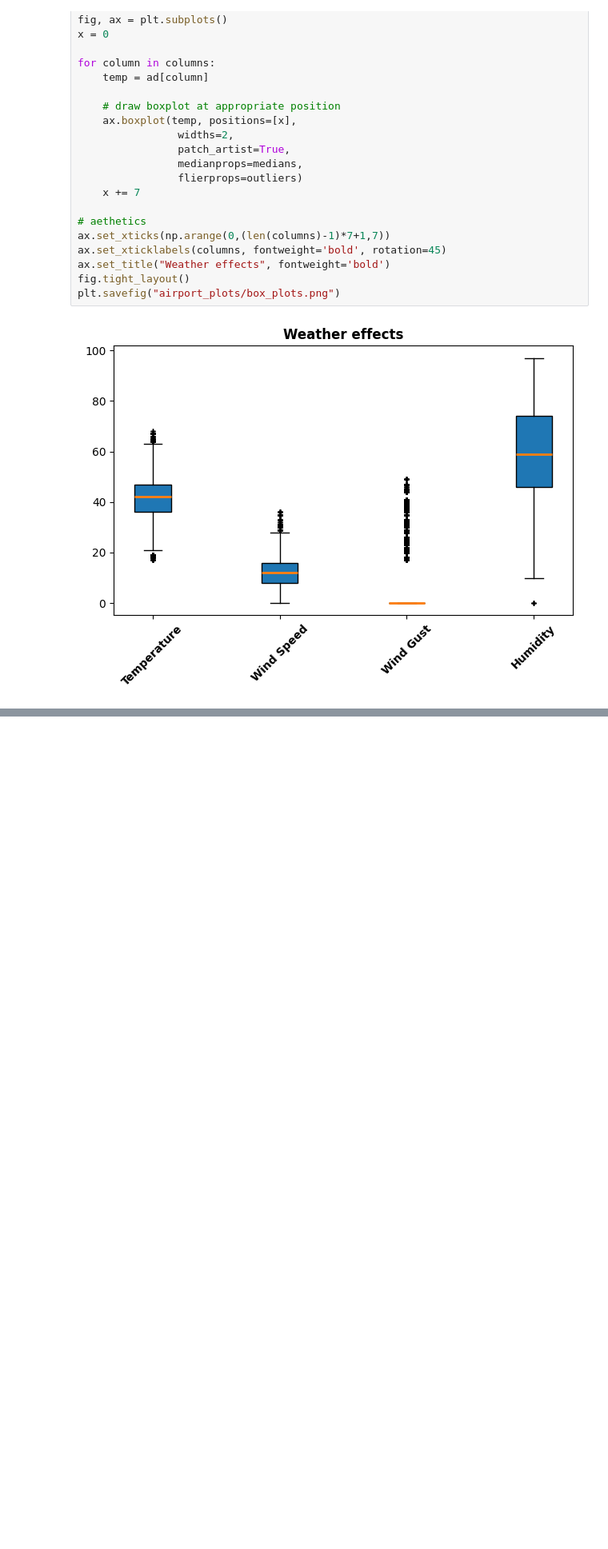
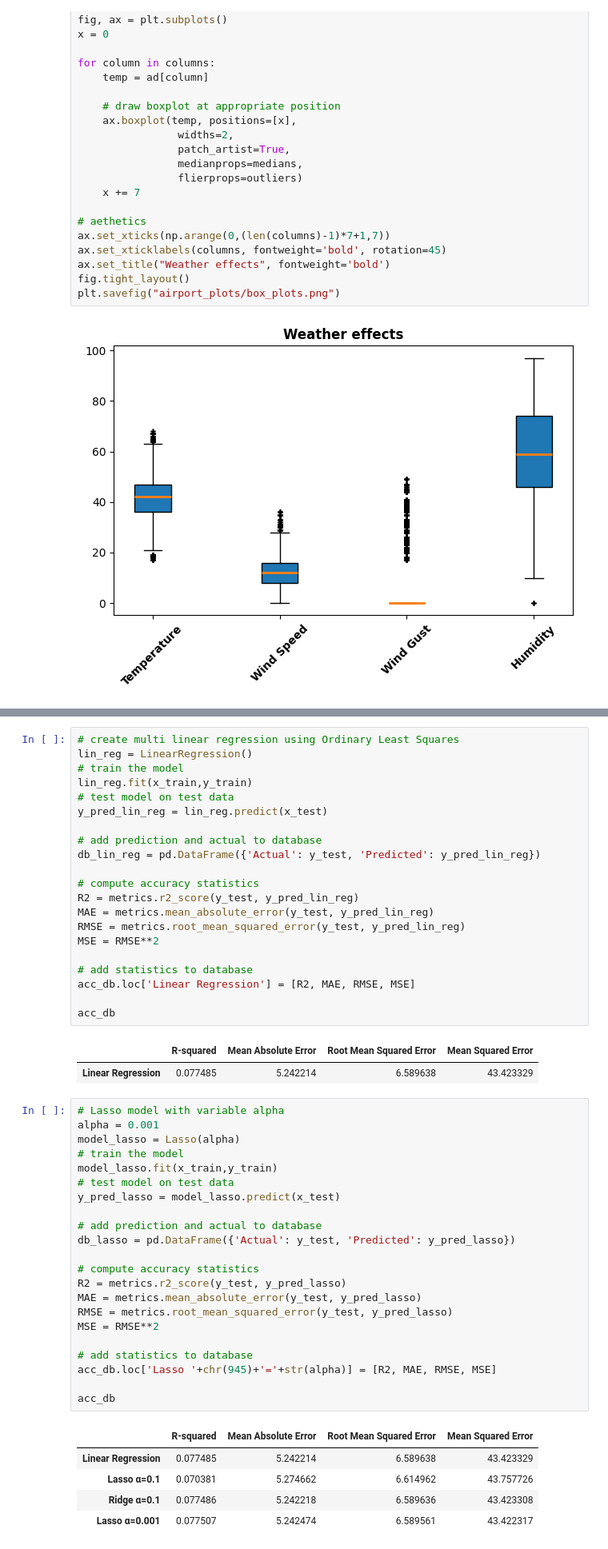
Before and after one commit to aferguson15235/tda, a Jupyter notebook: linear_regression.ipynb, the cells around one changed output, grey strips where cells are left out. Shown: that part at 80% size. Cells and saved outputs as stored; diff of their text form; blank space fills up the shorter version.

```diff
--- a/linear_regression.ipynb
+++ b/linear_regression.ipynb
@@ -174,0 +196,52 @@ plt.savefig("airport_plots/box_plots.png")
+# %%
+# create multi linear regression using Ordinary Least Squares
+lin_reg = LinearRegression()
+# train the model
+lin_reg.fit(x_train,y_train)
+# test model on test data
+y_pred_lin_reg = lin_reg.predict(x_test)
+
+# add prediction and actual to database
+db_lin_reg = pd.DataFrame({'Actual': y_test, 'Predicted': y_pred_lin_reg})
+
+# compute accuracy statistics
+R2 = metrics.r2_score(y_test, y_pred_lin_reg)
+MAE = metrics.mean_absolute_error(y_test, y_pred_lin_reg)
+RMSE = metrics.root_mean_squared_error(y_test, y_pred_lin_reg)
+MSE = RMSE**2
+
+# add statistics to database
+acc_db.loc['Linear Regression'] = [R2, MAE, RMSE, MSE]
+
+acc_db
+# %% [output]
+|  | R-squared | Mean Absolute Error | Root Mean Squared Error | Mean Squared Error |
+| Linear Regression | 0.077485 | 5.242214 | 6.589638 | 43.423329 |
+# %%
+# Lasso model with variable alpha
+alpha = 0.001
+model_lasso = Lasso(alpha)
+# train the model
+model_lasso.fit(x_train,y_train)
+# test model on test data
+y_pred_lasso = model_lasso.predict(x_test)
+
+# add prediction and actual to database
+db_lasso = pd.DataFrame({'Actual': y_test, 'Predicted': y_pred_lasso})
+
+# compute accuracy statistics
+R2 = metrics.r2_score(y_test, y_pred_lasso)
+MAE = metrics.mean_absolute_error(y_test, y_pred_lasso)
+RMSE = metrics.root_mean_squared_error(y_test, y_pred_lasso)
+MSE = RMSE**2
+
+# add statistics to database
+acc_db.loc['Lasso '+chr(945)+'='+str(alpha)] = [R2, MAE, RMSE, MSE]
+
+acc_db
+# %% [output]
+|  | R-squared | Mean Absolute Error | Root Mean Squared Error | Mean Squared Error |
+| Linear Regression | 0.077485 | 5.242214 | 6.589638 | 43.423329 |
+| Lasso α=0.1 | 0.070381 | 5.274662 | 6.614962 | 43.757726 |
+| Ridge α=0.1 | 0.077486 | 5.242218 | 6.589636 | 43.423308 |
+| Lasso α=0.001 | 0.077507 | 5.242474 | 6.589561 | 43.422317 |
```
Also changed, not shown: parts of 6 cells of this notebook, 1 other file.
